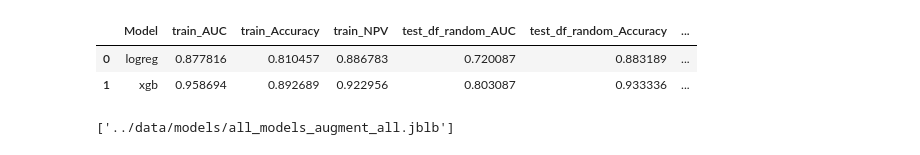
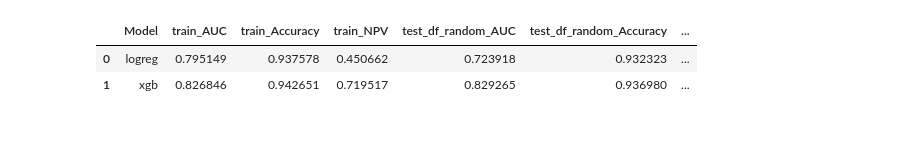
Before and after one commit to BradenEberhard/Expected-Throwing-Value, a Jupyter notebook: models/etv_training.ipynb, the cells around one changed output. Drawn from its saved outputs; the diff is of its cells as text; code cells hidden in the pictures.

```diff
--- a/models/etv_training.ipynb
+++ b/models/etv_training.ipynb
@@ -13,8 +13,8 @@ test_dfs = [test_df_random, test_df_time, test_df_thrower]
 storage = 'sqlite:///model_tuning.db'
 train_df = train_df[train_df['throw_distance'] >= 1]
 MIRROR = True
-NOISE_FACTOR=0.03
-SMOTE=True
+NOISE_FACTOR = 0.03
+SMOTE = False
 # %%
 # features = thrower_context
 # target = 'outcome'
@@ -56,8 +97,8 @@ metrics_df
 # %%
-features = thrower_context + receiver_context + throw_context + game_context
+cp_features = thrower_context + receiver_context + throw_context + game_context
 target = 'completion'
-data_config = get_data_config(features, target, train_df, test_dfs, mirror=MIRROR, noise_factor=NOISE_FACTOR, smote=SMOTE)
-best_models, best_params = run_optuna_trials(data_config, model_config, suffix='cp_game_augment_all', delete_models=True, storage=storage)
+data_config = get_data_config(cp_features, target, train_df, test_dfs, mirror=MIRROR, noise_factor=NOISE_FACTOR, smote=SMOTE)
+best_models, best_params = run_optuna_trials(data_config, model_config, suffix='cp', delete_models=True, storage=storage)
 metrics_df = evaluate_models(best_models, data_config)
 metrics_df
 # %% [output]
@@ -77,6 +118,6 @@ metrics_df
 |  | Model | train_AUC | train_Accuracy | train_NPV | test_df_random_AUC | test_df_random_Accuracy | ... |
-| 0 | logreg | 0.877816 | 0.810457 | 0.886783 | 0.720087 | 0.883189 | ... |
-| 1 | xgb | 0.958694 | 0.892689 | 0.922956 | 0.803087 | 0.933336 | ... |
+| 0 | logreg | 0.795149 | 0.937578 | 0.450662 | 0.723918 | 0.932323 | ... |
+| 1 | xgb | 0.826846 | 0.942651 | 0.719517 | 0.829265 | 0.936980 | ... |
 # %%
 # features = thrower_context + receiver_context + throw_context + game_context + player_context
 # target = 'completion'
@@ -85,17 +126,14 @@ metrics_df
 # metrics_df = evaluate_models(best_models, data_config)
 # metrics_df
 # %%
-study_name='xgb_cp_game_augment_all'
-features = thrower_context + receiver_context + throw_context + game_context
-target = 'completion'
-cp_model = get_best_model(study_name, storage, train_df, test_dfs, model_config, features, target, mirror=MIRROR, noise_factor=NOISE_FACTOR, smote=SMOTE)
-study_name='xgb_fv_point_game_augment_all'
-features = thrower_context + game_context
-target = 'point_outcome'
-fv_model= get_best_model(study_name, storage, train_df, test_dfs, model_config, features, target, mirror=MIRROR, noise_factor=NOISE_FACTOR, smote=SMOTE)
+for model_name in ['logreg', 'xgb']:
+    study_name=f'{model_name}_cp'
+    target = 'completion'
+    cp_model = get_best_model(study_name, storage, train_df, test_dfs, model_config, cp_features, target, mirror=MIRROR, noise_factor=NOISE_FACTOR, smote=SMOTE)
+    study_name=f'{model_name}_fv'
+    target = 'point_outcome'
+    fv_model= get_best_model(study_name, storage, train_df, test_dfs, model_config, fv_features, target, mirror=MIRROR, noise_factor=NOISE_FACTOR, smote=SMOTE)
 
 
-etv_model = ETVModel(cp_model, fv_model)
-joblib.dump({'cp_model':cp_model, 'fv_model':fv_model, 'etv_model':etv_model}, '../data/models/all_models_augment_all.jblb')
+    etv_model = ETVModel(cp_model, fv_model)
+    joblib.dump({'cp_model':cp_model, 'fv_model':fv_model, 'etv_model':etv_model, 'fv_features':fv_features, 'cp_features':cp_features}, f'../data/models/{model_name}_models.jblb')
-# %% [output]
-['../data/models/all_models_augment_all.jblb']
```
Also changed, not shown: parts of 4 cells of this notebook, 10 other files.
